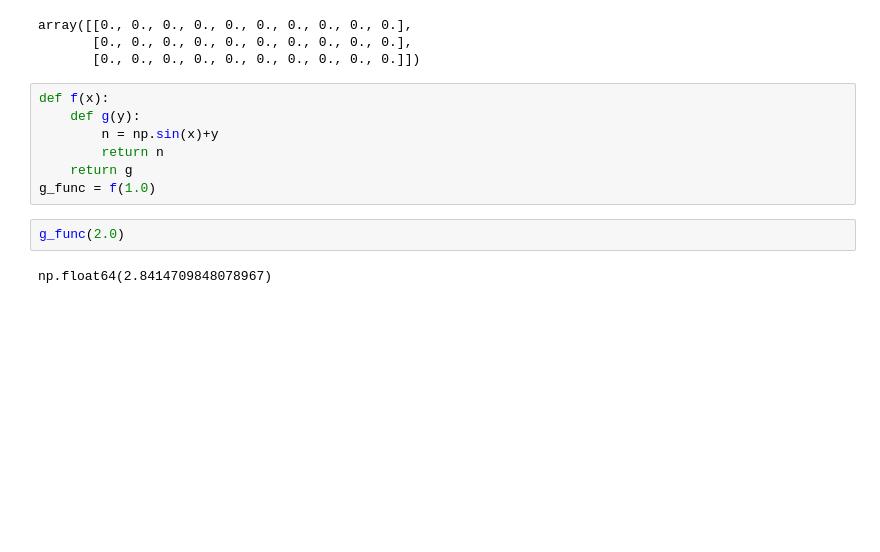
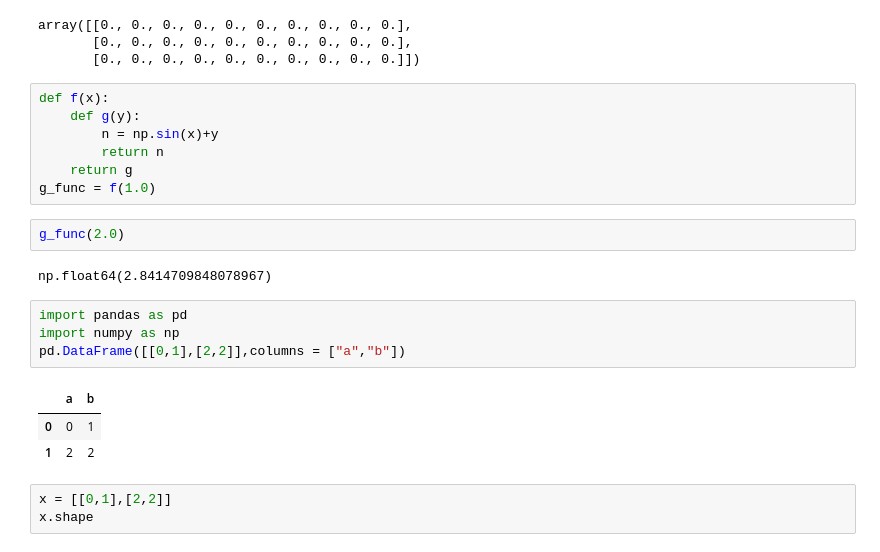
Before and after one commit to katicyan/Innovation-Game-simulation-based-on-Reinforcement-learning, a Jupyter notebook: v2.0innovation/practice.ipynb, the cells around one changed output. Drawn from its saved outputs; the diff is of its cells as text; blank space fills up the shorter version.

```diff
--- a/v2.0innovation/practice.ipynb
+++ b/v2.0innovation/practice.ipynb
@@ -131,3 +131,14 @@ g_func = f(1.0)
 g_func(2.0)
 # %% [output]
 np.float64(2.8414709848078967)
+# %%
+import pandas as pd
+import numpy as np
+pd.DataFrame([[0,1],[2,2]],columns = ["a","b"])
+# %% [output]
+|  | a | b |
+| 0 | 0 | 1 |
+| 1 | 2 | 2 |
+# %%
+x = [[0,1],[2,2]]
+x.shape
```
Also changed, not shown: 36 other files.
